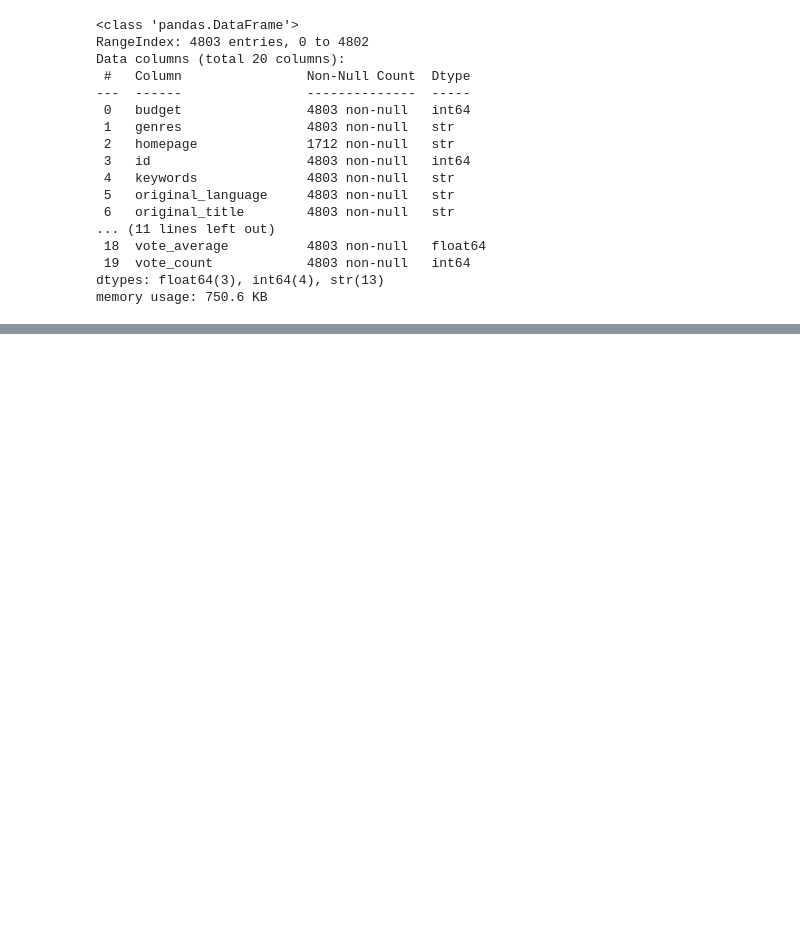
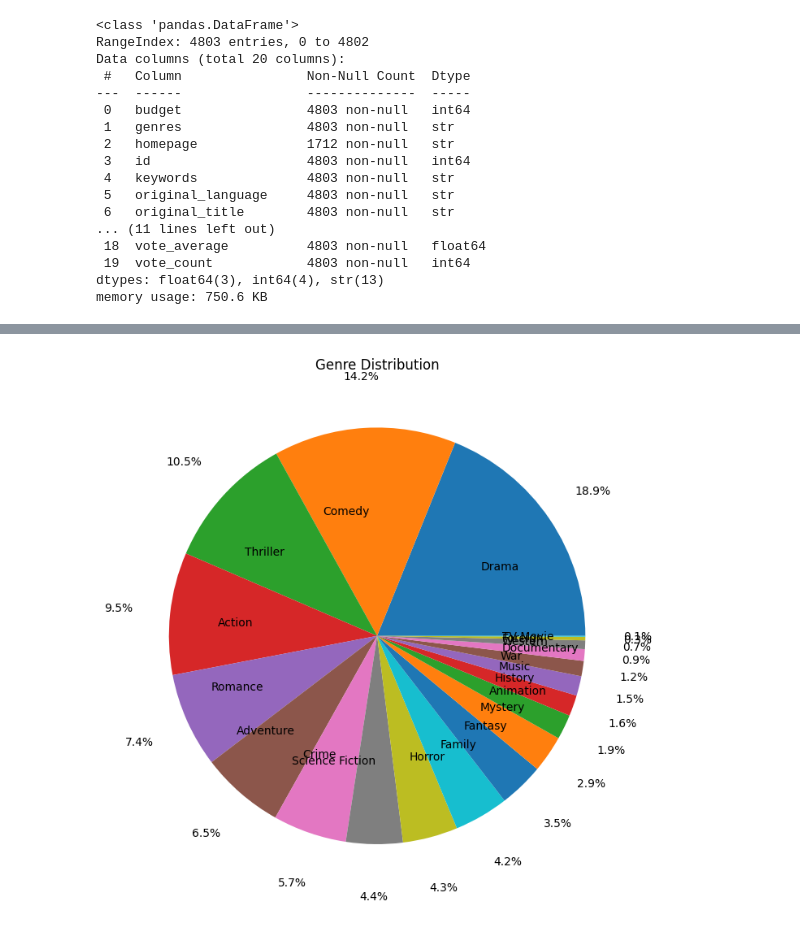
Before and after one commit to theyoussefmoussa/tmdb_movies, a Jupyter notebook: movies.ipynb, the cells around one changed output, grey strips where cells are left out. Saved outputs shown, nothing was run; the diff lists cells and outputs as text; code cells hidden in the pictures; blank space fills up the shorter version.

```diff
--- a/movies.ipynb
+++ b/movies.ipynb
@@ -308,0 +197,13 @@ plt.show()
+# %%
+genre_counts = dummies['genres'].sum().sort_values(ascending=False)
+
+fig, ax = plt.subplots(figsize=(10, 7))
+ax.pie(genre_counts, labels=genre_counts.index, autopct='%1.1f%%',
+       pctdistance=1.25, labeldistance=0.6)
+ax.set_title('Genre Distribution')
+
+plt.tight_layout()
+plt.savefig('graphs/genre_pie.png', dpi=150, bbox_inches='tight')
+plt.show()
+# %% [output]
+[figure, added]
```
Also changed, not shown: parts of 61 cells of this notebook, 9 other files.
